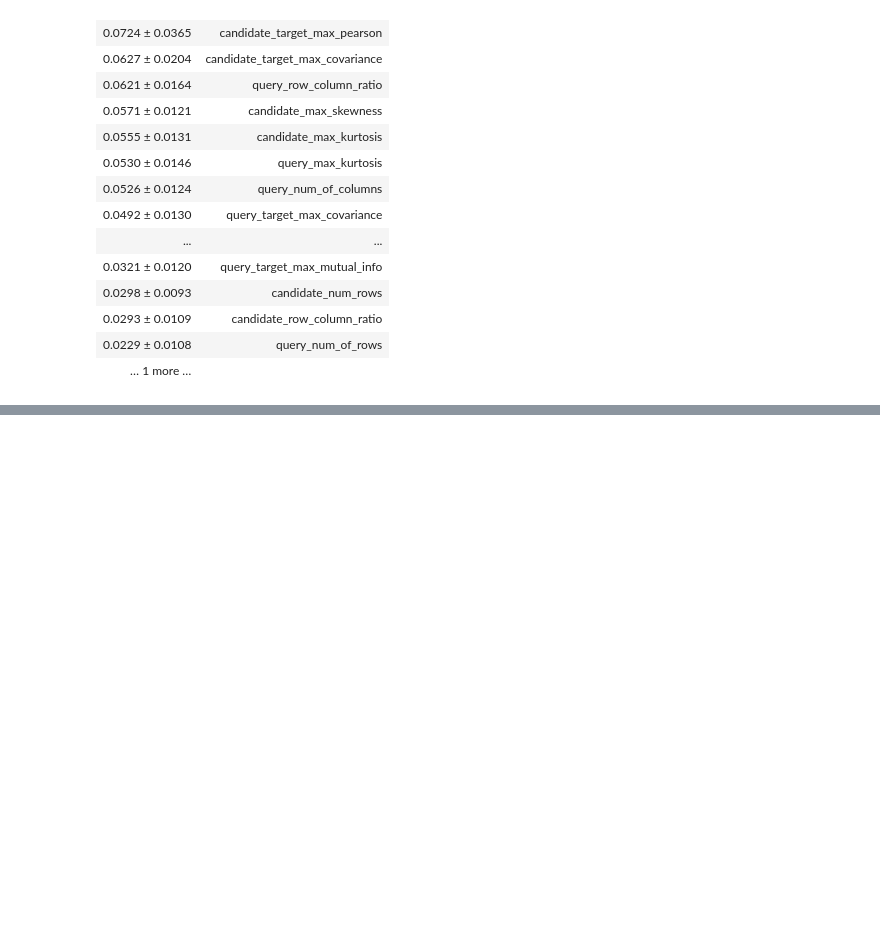
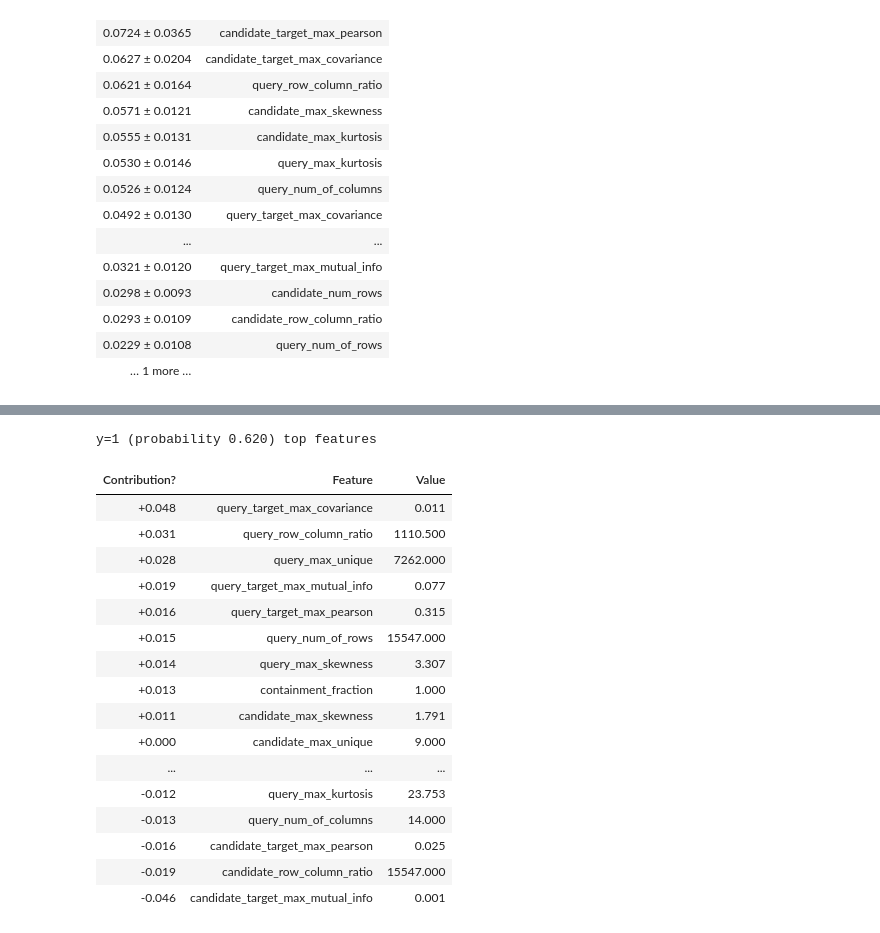
Before and after one commit to VIDA-NYU/prida, a Jupyter notebook: improvement-prediction/classification/local_explanations_for_college_use_case.ipynb, the cells around one changed output, grey strips where cells are left out. Drawn from its saved outputs; the diff is of its cells as text; code cells hidden in the pictures; blank space fills up the shorter version.

```diff
--- a/improvement-prediction/classification/local_explanations_for_college_use_case.ipynb
+++ b/improvement-prediction/classification/local_explanations_for_college_use_case.ipynb
@@ -274,0 +304,23 @@ true_negative = synth_test.loc[(synth_test['class'] == -1) & (synth_test['pred']
+# %%
+eli5.show_prediction(rf, sample_fp.iloc[1][FEATURES],
+                     feature_names=FEATURES,
+                     show_feature_values=True, feature_filter=no_bias)
+# %% [output]
+y=1 (probability 0.620) top features
+| Contribution? | Feature | Value |
+| +0.048 | query_target_max_covariance | 0.011 |
+| +0.031 | query_row_column_ratio | 1110.500 |
+| +0.028 | query_max_unique | 7262.000 |
+| +0.019 | query_target_max_mutual_info | 0.077 |
+| +0.016 | query_target_max_pearson | 0.315 |
+| +0.015 | query_num_of_rows | 15547.000 |
+| +0.014 | query_max_skewness | 3.307 |
+| +0.013 | containment_fraction | 1.000 |
+| +0.011 | candidate_max_skewness | 1.791 |
+| +0.000 | candidate_max_unique | 9.000 |
+| ... | ... | ... |
+| -0.012 | query_max_kurtosis | 23.753 |
+| -0.013 | query_num_of_columns | 14.000 |
+| -0.016 | candidate_target_max_pearson | 0.025 |
+| -0.019 | candidate_row_column_ratio | 15547.000 |
+| -0.046 | candidate_target_max_mutual_info | 0.001 |
```
Also changed, not shown: parts of 11 cells of this notebook.
